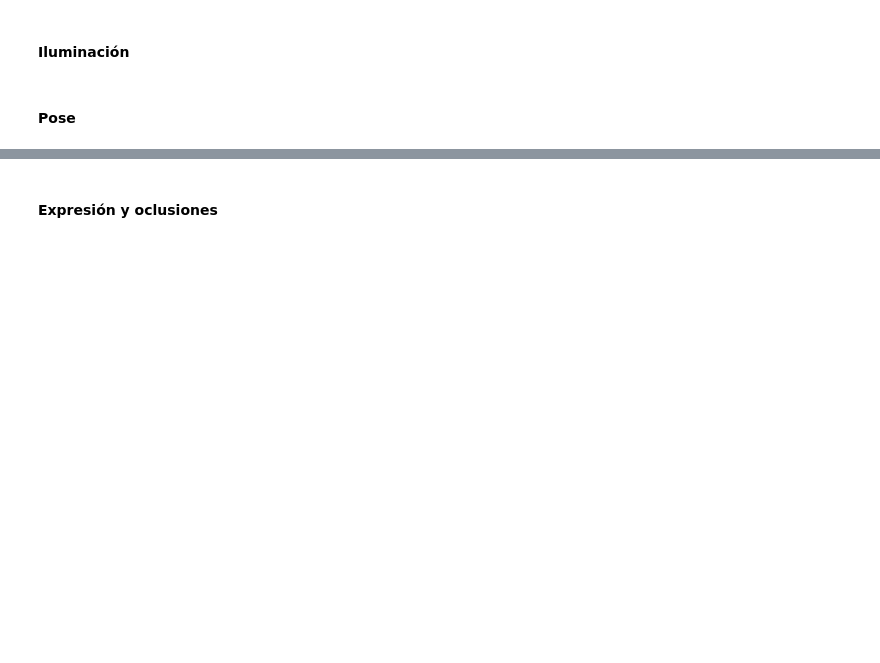
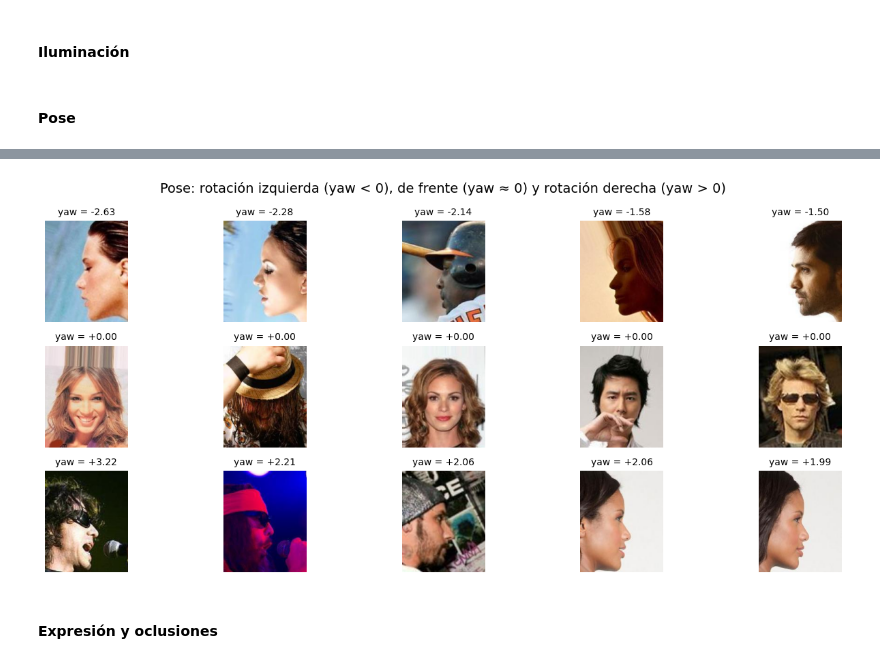
Before and after one commit to maximoalva/tuia-face-recognition-app, a Jupyter notebook: 1-pre-processing.ipynb, the cells around one changed output, grey strips where cells are left out. Drawn from its saved outputs; the diff is of its cells as text; code cells hidden in the pictures; blank space fills up the shorter version.

Commit message:
feat: análisis de poses en el EDA.

```diff
--- a/1-pre-processing.ipynb
+++ b/1-pre-processing.ipynb
@@ -521,3 +539,18 @@ Estas variaciones son las que el modelo tiene que tolerar para reconocer a una m
+# %%
+pose = {
+    "Rotación izquierda (yaw negativo)": df.nsmallest(5, "yaw"),
+    "De frente (yaw ≈ 0)": df.loc[df["yaw"].abs().nsmallest(5).index],
+    "Rotación derecha (yaw positivo)": df.nlargest(5, "yaw"),
+}
+
+imgs, titles = [], []
+for nombre, sub in pose.items():
+    imgs += sub["src_path"].tolist()
+    titles += [f"yaw = {v:+.2f}" for v in sub["yaw"]]
+
+show_images(imgs, titles=titles, ncols=5, size=(14, 6), suptitle="Pose: rotación izquierda (yaw < 0), de frente (yaw ≈ 0) y rotación derecha (yaw > 0)")
+# %% [output]
+[figure, added]
 # %% [markdown]
 #### Expresión y oclusiones
 # %%
```
Also changed, not shown: parts of 2 cells of this notebook.
